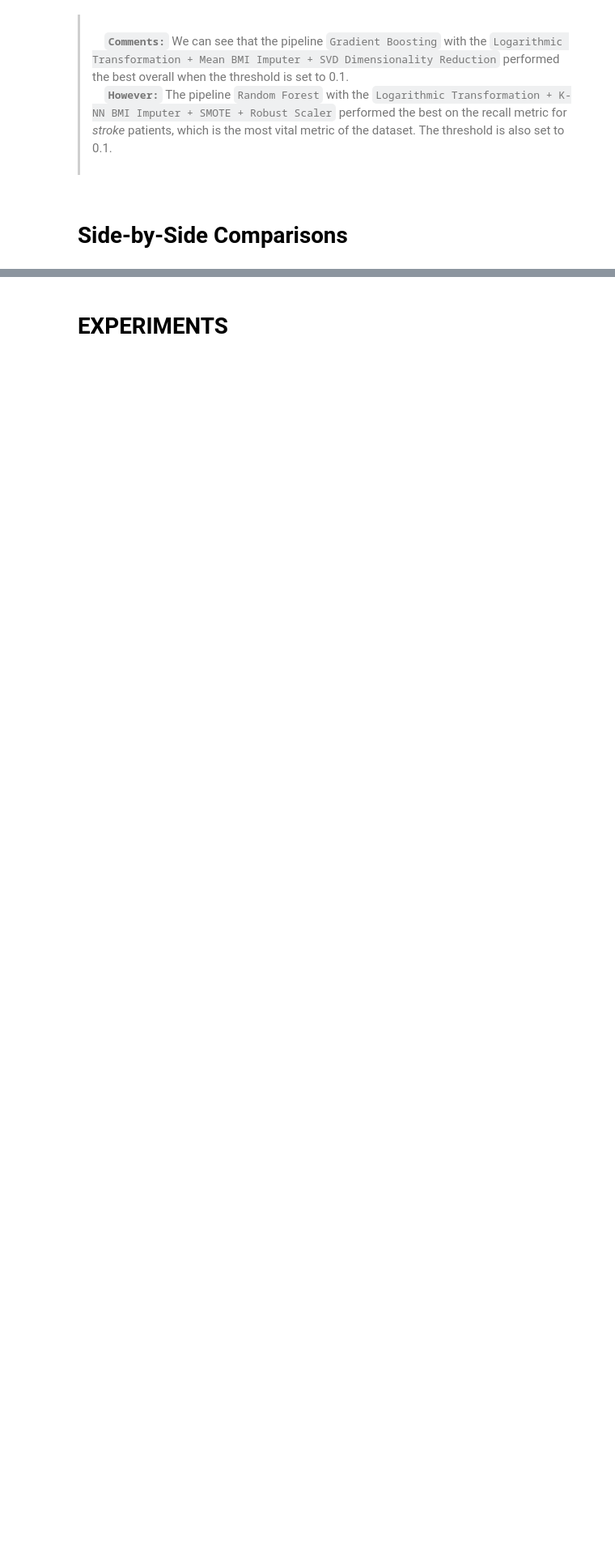
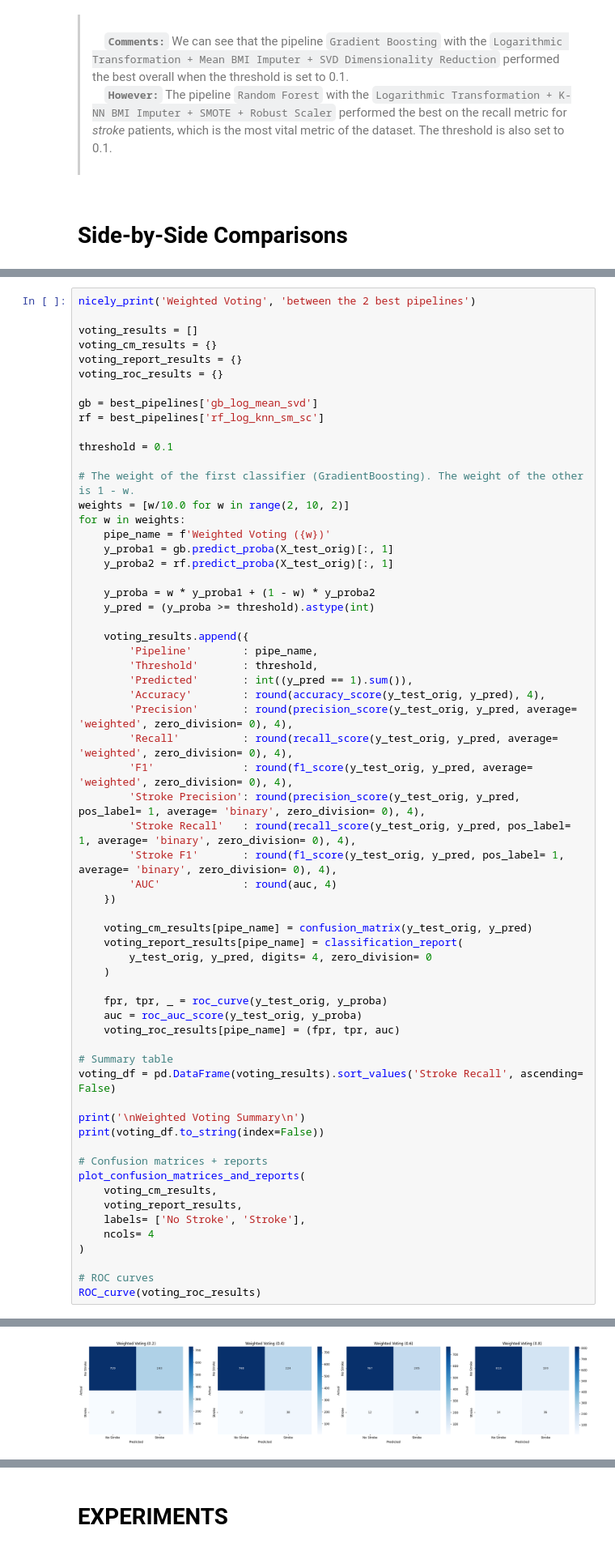
Before and after one commit to stefanosPanteli/EPL448_Team1_StrokePrediction, a Jupyter notebook: project.ipynb, the cells around one changed output, grey strips where cells are left out. Shown at 81% size. Drawn from its saved outputs; the diff is of its cells as text; blank space fills up the shorter version.

```diff
--- a/project.ipynb
+++ b/project.ipynb
@@ -2260,0 +2261,63 @@ weighted avg     0.9445    0.7378    0.8120      1022
+# %%
+nicely_print('Weighted Voting', 'between the 2 best pipelines')
+
+voting_results = []
+voting_cm_results = {}
+voting_report_results = {}
+voting_roc_results = {}
+
+gb = best_pipelines['gb_log_mean_svd']
+rf = best_pipelines['rf_log_knn_sm_sc']
+
+threshold = 0.1
+
+# The weight of the first classifier (GradientBoosting). The weight of the other is 1 - w.
+weights = [w/10.0 for w in range(2, 10, 2)]
+for w in weights:
+    pipe_name = f'Weighted Voting ({w})'
+    y_proba1 = gb.predict_proba(X_test_orig)[:, 1]
+    y_proba2 = rf.predict_proba(X_test_orig)[:, 1]
+
+    y_proba = w * y_proba1 + (1 - w) * y_proba2
+    y_pred = (y_proba >= threshold).astype(int)
+
+    voting_results.append({
+        'Pipeline'        : pipe_name,
+        'Threshold'       : threshold,
+        'Predicted'       : int((y_pred == 1).sum()),
+        'Accuracy'        : round(accuracy_score(y_test_orig, y_pred), 4),
+        'Precision'       : round(precision_score(y_test_orig, y_pred, average= 'weighted', zero_division= 0), 4),
+        'Recall'          : round(recall_score(y_test_orig, y_pred, average= 'weighted', zero_division= 0), 4),
+        'F1'              : round(f1_score(y_test_orig, y_pred, average= 'weighted', zero_division= 0), 4),
+        'Stroke Precision': round(precision_score(y_test_orig, y_pred, pos_label= 1, average= 'binary', zero_division= 0), 4),
+        'Stroke Recall'   : round(recall_score(y_test_orig, y_pred, pos_label= 1, average= 'binary', zero_division= 0), 4),
+        'Stroke F1'       : round(f1_score(y_test_orig, y_pred, pos_label= 1, average= 'binary', zero_division= 0), 4),
+        'AUC'             : round(auc, 4)
+    })
+
+    voting_cm_results[pipe_name] = confusion_matrix(y_test_orig, y_pred)
+    voting_report_results[pipe_name] = classification_report(
+        y_test_orig, y_pred, digits= 4, zero_division= 0
+    )
+
+    fpr, tpr, _ = roc_curve(y_test_orig, y_proba)
+    auc = roc_auc_score(y_test_orig, y_proba)
+    voting_roc_results[pipe_name] = (fpr, tpr, auc)
+
+# Summary table
+voting_df = pd.DataFrame(voting_results).sort_values('Stroke Recall', ascending= False)
+
+print('\nWeighted Voting Summary\n')
+print(voting_df.to_string(index=False))
+
+# Confusion matrices + reports
+plot_confusion_matrices_and_reports(
+    voting_cm_results,
+    voting_report_results,
+    labels= ['No Stroke', 'Stroke'],
+    ncols= 4
+)
+
+# ROC curves
+ROC_curve(voting_roc_results)
+# %% [output]
@@ -2260,0 +2334 @@ weighted avg     0.9445    0.7378    0.8120      1022
+[figure, added]
```
Also changed, not shown: parts of 29 cells of this notebook.
